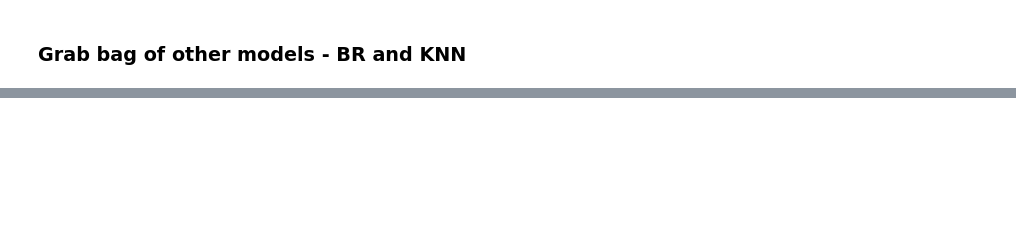
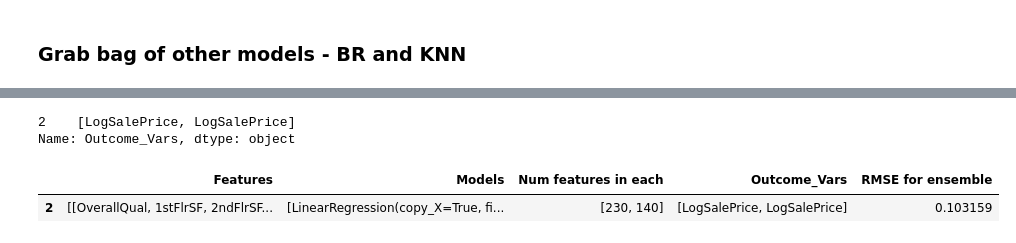
Before and after one commit to emrapport/w207_final_proj, a Jupyter notebook: Working Final Notebook_ML.ipynb, the cells around one changed output, grey strips where cells are left out. Saved outputs shown, nothing was run; the diff lists cells and outputs as text; code cells hidden in the pictures; blank space fills up the shorter version.

```diff
--- a/Working Final Notebook_ML.ipynb
+++ b/Working Final Notebook_ML.ipynb
@@ -495,3 +594,13 @@ final_preds = testing.retrain_on_all_data_and_get_final_preds(ensemble_to_use,
 testing.make_kaggle_submission(final_preds,
                                kaggle_test_data,
                                'tempsubmission.csv')
+# %%
+print(ensemble_to_use['Outcome_Vars'])
+# %% [output]
+2    [LogSalePrice, LogSalePrice]
+Name: Outcome_Vars, dtype: object
+# %%
+ensemble_to_use
+# %% [output]
+|  | Features | Models | Num features in each | Outcome_Vars | RMSE for ensemble |
+| 2 | [[OverallQual, 1stFlrSF, 2ndFlrSF... | [LinearRegression(copy_X=True, fi... | [230, 140] | [LogSalePrice, LogSalePrice] | 0.103159 |
```
Also changed, not shown: parts of 14 cells of this notebook.
